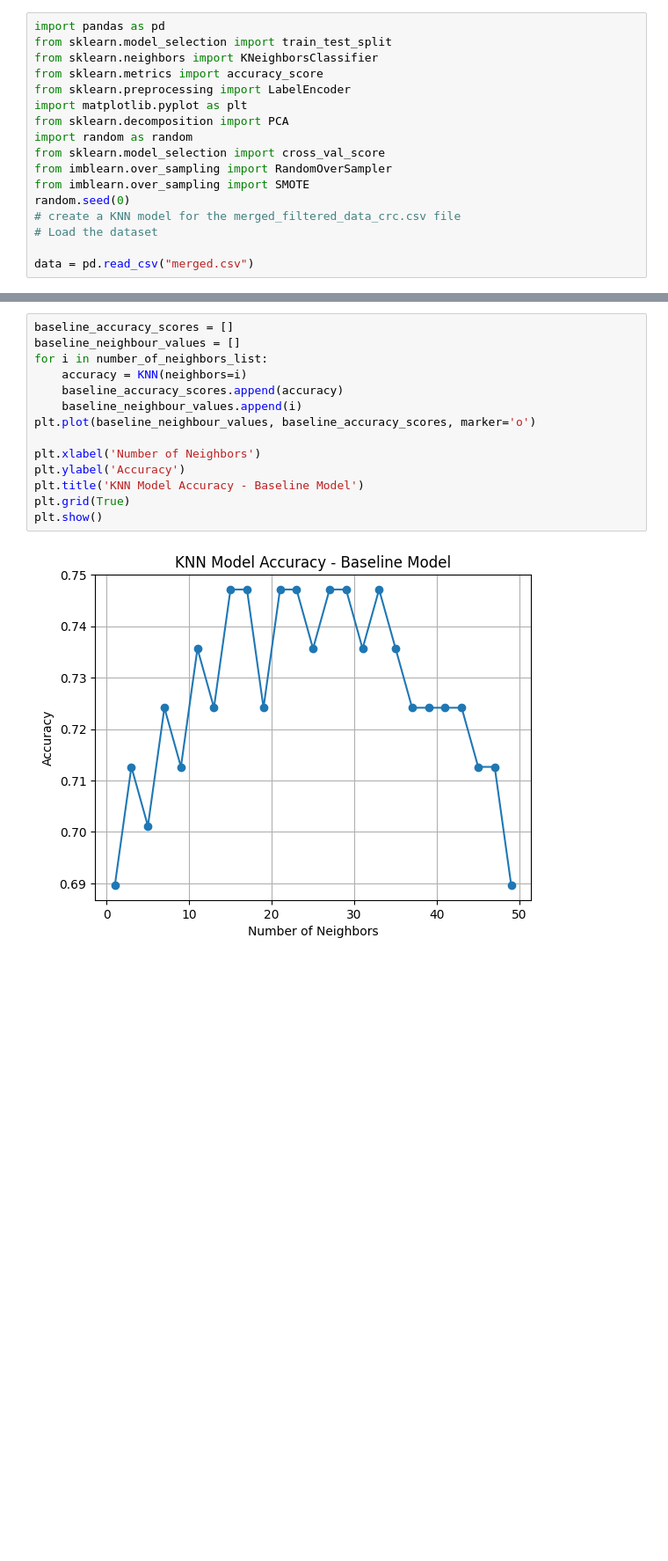
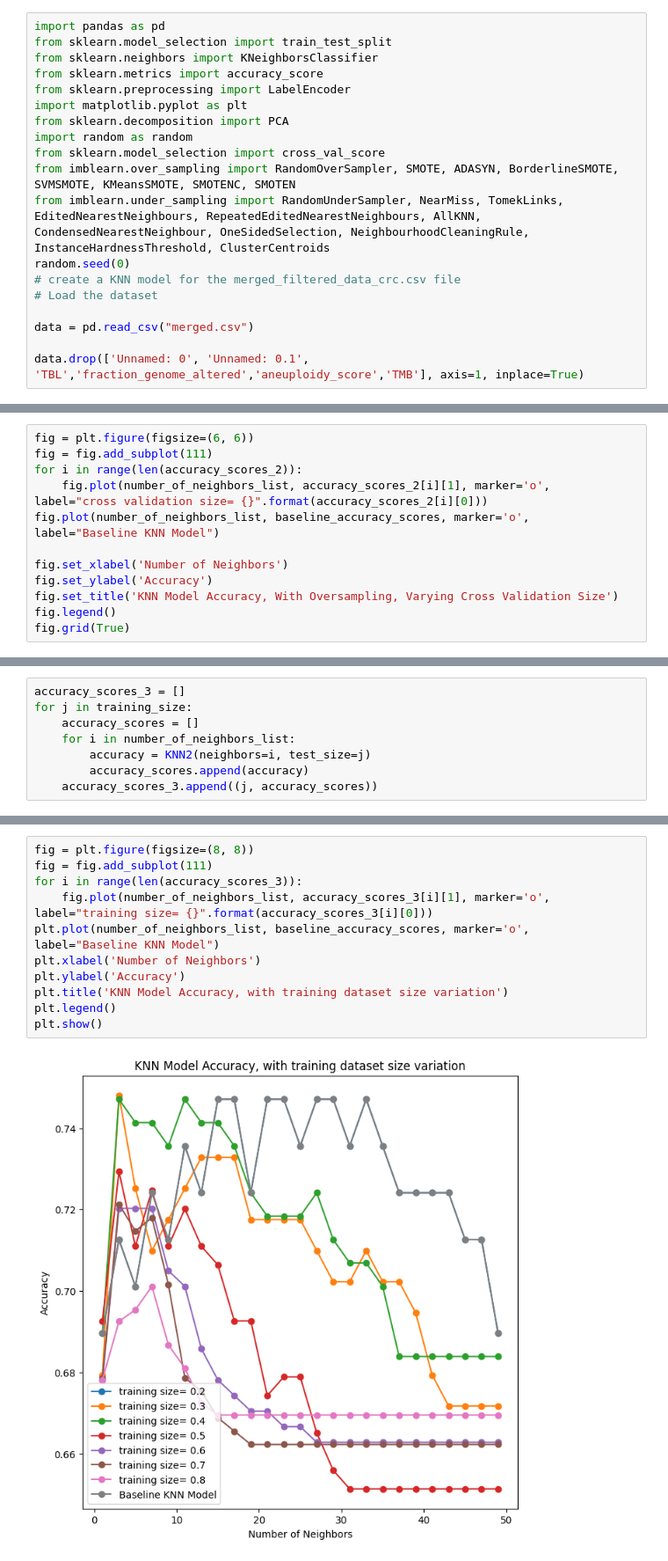
Before and after one commit to dnaae/ML-, a Jupyter notebook: KNN.ipynb, the cells around one changed output, grey strips where cells are left out. Shown at 88% size. Saved outputs shown, nothing was run; the diff lists cells and outputs as text; blank space fills up the shorter version.

```diff
--- a/KNN.ipynb
+++ b/KNN.ipynb
@@ -8,11 +8,13 @@ import matplotlib.pyplot as plt
 from sklearn.decomposition import PCA
 import random as random
 from sklearn.model_selection import cross_val_score
-from imblearn.over_sampling import RandomOverSampler
-from imblearn.over_sampling import SMOTE
+from imblearn.over_sampling import RandomOverSampler, SMOTE, ADASYN, BorderlineSMOTE, SVMSMOTE, KMeansSMOTE, SMOTENC, SMOTEN
+from imblearn.under_sampling import RandomUnderSampler, NearMiss, TomekLinks, EditedNearestNeighbours, RepeatedEditedNearestNeighbours, AllKNN, CondensedNearestNeighbour, OneSidedSelection, NeighbourhoodCleaningRule, InstanceHardnessThreshold, ClusterCentroids
 random.seed(0)
 # create a KNN model for the merged_filtered_data_crc.csv file
 # Load the dataset
 
 data = pd.read_csv("merged.csv")
+
+data.drop(['Unnamed: 0', 'Unnamed: 0.1', 'TBL','fraction_genome_altered','aneuploidy_score','TMB'], axis=1, inplace=True)
 # %%
@@ -66,0 +144,12 @@ cross_validation_list = [x for x in range(2, 11)]
+# %%
+fig = plt.figure(figsize=(6, 6))
+fig = fig.add_subplot(111)
+for i in range(len(accuracy_scores_2)):
+    fig.plot(number_of_neighbors_list, accuracy_scores_2[i][1], marker='o', label="cross validation size= {}".format(accuracy_scores_2[i][0]))
+fig.plot(number_of_neighbors_list, baseline_accuracy_scores, marker='o', label="Baseline KNN Model")
+
+fig.set_xlabel('Number of Neighbors')
+fig.set_ylabel('Accuracy')
+fig.set_title('KNN Model Accuracy, With Oversampling, Varying Cross Validation Size')
+fig.legend()
+fig.grid(True)
@@ -66,0 +158,8 @@ cross_validation_list = [x for x in range(2, 11)]
+# %%
+accuracy_scores_3 = []
+for j in training_size:
+    accuracy_scores = []
+    for i in number_of_neighbors_list:
+        accuracy = KNN2(neighbors=i, test_size=j)
+        accuracy_scores.append(accuracy)
+    accuracy_scores_3.append((j, accuracy_scores))
@@ -67,16 +168,13 @@ cross_validation_list = [x for x in range(2, 11)]
 # %%
-baseline_accuracy_scores = []
-baseline_neighbour_values = []
-for i in number_of_neighbors_list:
-    accuracy = KNN(neighbors=i)
-    baseline_accuracy_scores.append(accuracy)
-    baseline_neighbour_values.append(i)
-plt.plot(baseline_neighbour_values, baseline_accuracy_scores, marker='o')
-
+fig = plt.figure(figsize=(8, 8))
+fig = fig.add_subplot(111)
+for i in range(len(accuracy_scores_3)):
+    fig.plot(number_of_neighbors_list, accuracy_scores_3[i][1], marker='o', label="training size= {}".format(accuracy_scores_3[i][0]))
+plt.plot(number_of_neighbors_list, baseline_accuracy_scores, marker='o', label="Baseline KNN Model")
 plt.xlabel('Number of Neighbors')
 plt.ylabel('Accuracy')
-plt.title('KNN Model Accuracy - Baseline Model')
-plt.grid(True)
+plt.title('KNN Model Accuracy, with training dataset size variation')
+plt.legend()
 plt.show()
 # %% [output]
-[figure, old version]
+[figure, new version]
```
Also changed, not shown: parts of 17 cells of this notebook.
